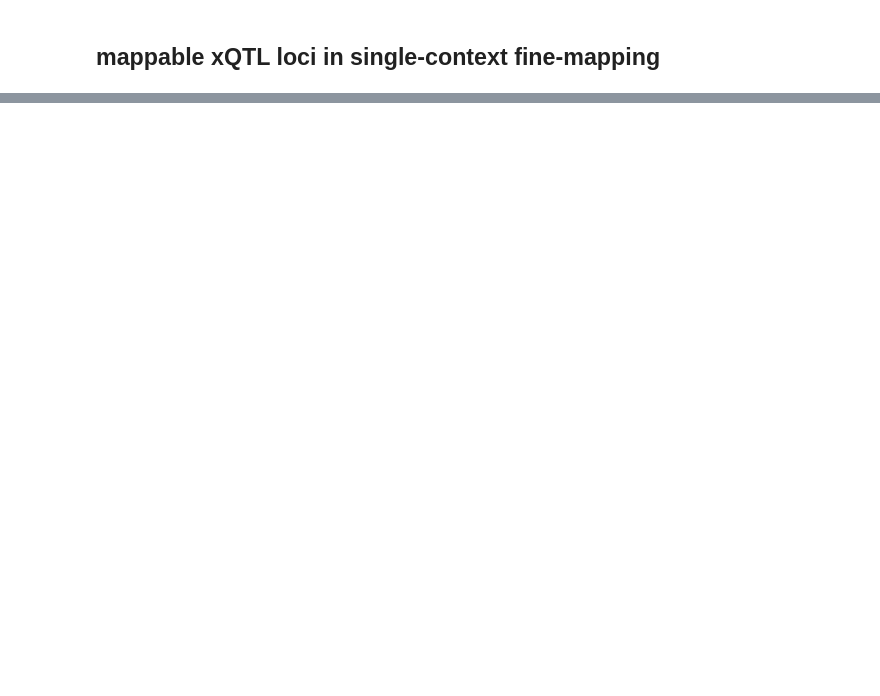
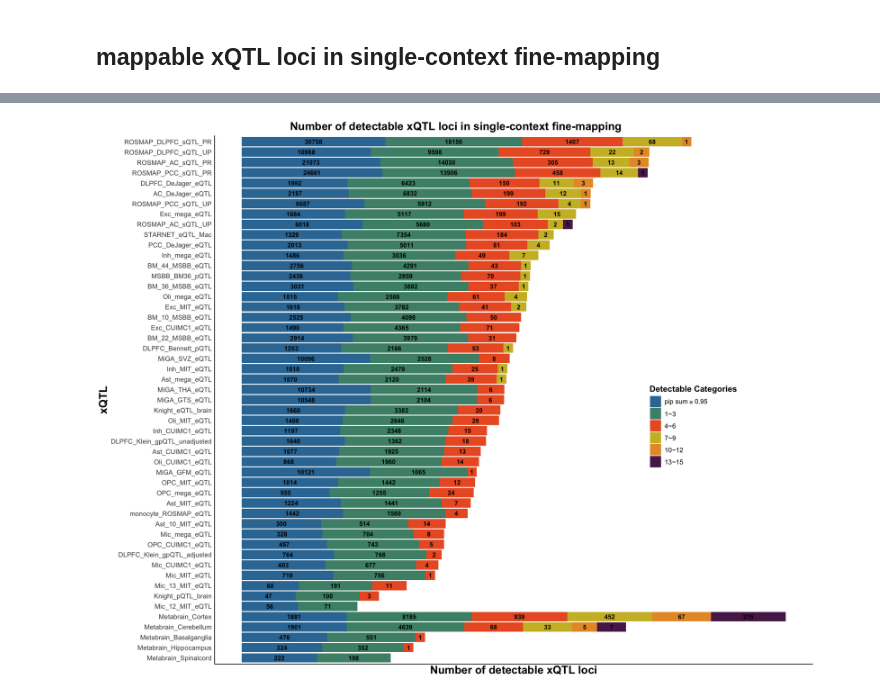
Before and after one commit to jaempawi/xqtl-paper, a Jupyter notebook: main_text/2_single_context_cis/staging/Figure 1b.ipynb, the cells around one changed output, grey strips where cells are left out. Cells and saved outputs as stored; diff of their text form; code cells hidden in the pictures; blank space fills up the shorter version.

```diff
--- a/main_text/2_single_context_cis/staging/Figure 1b.ipynb
+++ b/main_text/2_single_context_cis/staging/Figure 1b.ipynb
@@ -91,57 +119,50 @@ p1
 # %%
-single_context_mappable_events_summary <- readRDS("~/project/Figure_codes/data/Figure_1b_ii_2.rds")
-# First: calculate total counts per resource
-total_counts <- single_context_mappable_events_summary %>%
-  group_by(resource) %>%
-  summarise(total_log_count = sum(log_gene_count), .groups = "drop")
+ ## Hillary Edit
 
-# Identify metabrain contexts
-metabrain_contexts <- grep("Metabrain", total_counts$resource, value = TRUE)
+#load data from my local
+figure_1b_data_2 <- readRDS("/Users/shaoyuekun/Desktop/Dr.Wang/Figure_1b_num_xQTL_loci_single_context_2.rds")
+options(repr.plot.width = 18, repr.plot.height = 14)
 
-# Reorder factor levels: non-metabrain (descending), then metabrain (descending)
-non_meta <- total_counts %>%
-  filter(!resource %in% metabrain_contexts) %>%
-  arrange(desc(total_log_count)) %>%
-  pull(resource)
+#rename variables: if OPC, Mic, Inh, Ast, Oli, Exc in the name, change Kellis -> MIT and DeJager -> CUIMC1
 
-meta <- total_counts %>%
-  filter(resource %in% metabrain_contexts) %>%
-  arrange(desc(total_log_count)) %>%
-  pull(resource)
+#original figure 1b_p1 with renamed variables
+p1 <- ggplot(figure_1b_data_2$detectable_data, aes(x = resource, y = log_gene_count, fill = n_detectable_category)) +
+  geom_bar(stat = "identity", position = "stack") +
+  geom_text(aes(label = gene_count), position = position_stack(vjust = 0.5), color = "black", size = 4, fontface = "bold") +
+  scale_fill_manual(values = figure_1b_data_2$color_palette,
+                    name = "Detectable Categories",
+                    labels = rev(c(expression("pip sum" >= 0.95),"1~3", "4~6", "7~9", "10~12","13~15")),
+                    guide = guide_legend(reverse = TRUE)) +
+  labs(title = "Number of detectable xQTL loci in single-context fine-mapping",
+       x = "xQTL",
+       y = "Number of detectable xQTL loci") +
+  coord_flip() +
+  # Use scale_x_discrete instead of scale_y_discrete (because of coord_flip)
+  scale_x_discrete(labels = function(x) {
+    sapply(x, function(name) {
+      if(grepl("OPC|Mic|Inh|Ast|Oli|Exc", name)) {
+        name <- gsub("Kellis", "MIT", name)
+        name <- gsub("DeJager", "CUIMC1", name)
+      }
+      return(name)
+    }, USE.NAMES = FALSE)
+  }) +
+  theme_minimal() +
+  theme(plot.title = element_text(size = 20, face = "bold", hjust = 0.5),
+        plot.title.position = "plot",
+        axis.text.x = element_blank(),
+        axis.text.y = element_text(size = 12),
+        axis.title = element_text(size = 20, face = "bold"),
+        legend.text = element_text(size = 12),
+        legend.title = element_text(size = 15, face = "bold"),
+        legend.position = c(0.8, 0.45),
+        panel.grid = element_blank(),
+        panel.background = element_rect(fill = "white", colour = NA),
+        plot.background = element_rect(fill = "white", colour = NA),
+        axis.line = element_line(color = "black", size = 0.6),
+        legend.key.size = unit(1.5, "lines"),
+        legend.key.height = unit(1.5, "lines"),
+        legend.key.width = unit(1.5, "lines"))
 
-ordered_resources <- factor(c(non_meta, meta), levels = c(non_meta, meta))
-
-# Apply the order to your main data
-single_context_mappable_events_summary$resource <- factor(single_context_mappable_events_summary$resource, levels = rev(levels(ordered_resources)))
-#pdf("single_context_stacked_plot_mappable.pdf", width =10, height = 10)
-# Create stacked bar plot
-p2<- ggplot(single_context_mappable_events_summary, aes(x = resource, y = log_gene_count, fill = n_mappable_category)) +
-  geom_bar(stat = "identity", position = "stack") +  # Stacked bars
- geom_text(aes(label = gene_count), position = position_stack(vjust = 0.5), color = "black", size = 4, fontface = "bold") +
-  scale_fill_manual(values = color_palette,
-                    name = "Mappable Categories",
-                    labels = rev(c(expression("pip sum" >= 0.95),"1~3", "4~6", "7~9", "10~12","13~15")),guide = guide_legend(reverse = TRUE)) +
-  labs(title = "Number of mappable xQTL loci in single-context fine-mapping",
-       x = "xQTL",
-       y = "Number of mappable xQTL loci") +
-  coord_flip() +
-  theme_minimal() +
-  theme(plot.title  = element_text(size = 20, face = "bold", hjust = 0.5),
-       # aspect.ratio = 1/3,
-    plot.title.position = "plot",
-    axis.text.x = element_blank(),
-    axis.text.y = element_text(size = 12),
-    axis.title = element_text(size = 20, face = "bold"),
-    legend.text = element_text(size = 12),
-    legend.title = element_text(size = 15, face = "bold"),
-    legend.position = c(0.8, 0.45),
-    #plot.margin = margin(10, 10, 10, 80),
-    panel.grid   = element_blank(),        # removes both x and y grid lines
-    panel.background = element_rect(fill = "white", colour = NA),
-    plot.background  = element_rect(fill = "white", colour = NA),
-    axis.line = element_line(color = "black", size = 0.6),
-      legend.key.size = unit(1.5, "lines"),
-      legend.key.height = unit(1.5, "lines"),
-  legend.key.width  = unit(1.5, "lines")
-)
-#dev.off()
+print(p1)
+# %% [output]
@@ -147,0 +172 @@ p2<- ggplot(single_context_mappable_events_summary, aes(x = resource, y = log_ge
+[figure, added]
```
Also changed, not shown: parts of 9 cells of this notebook.
